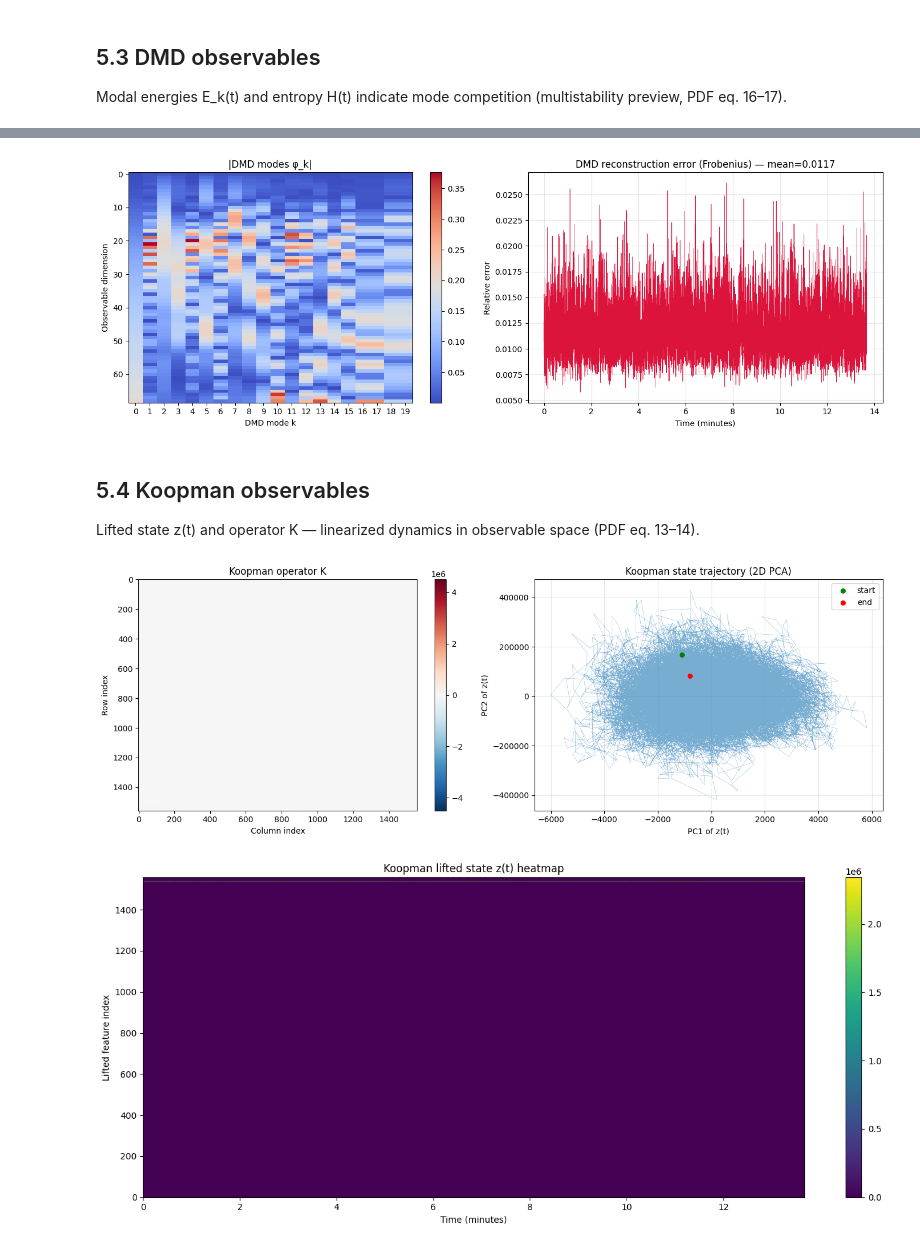
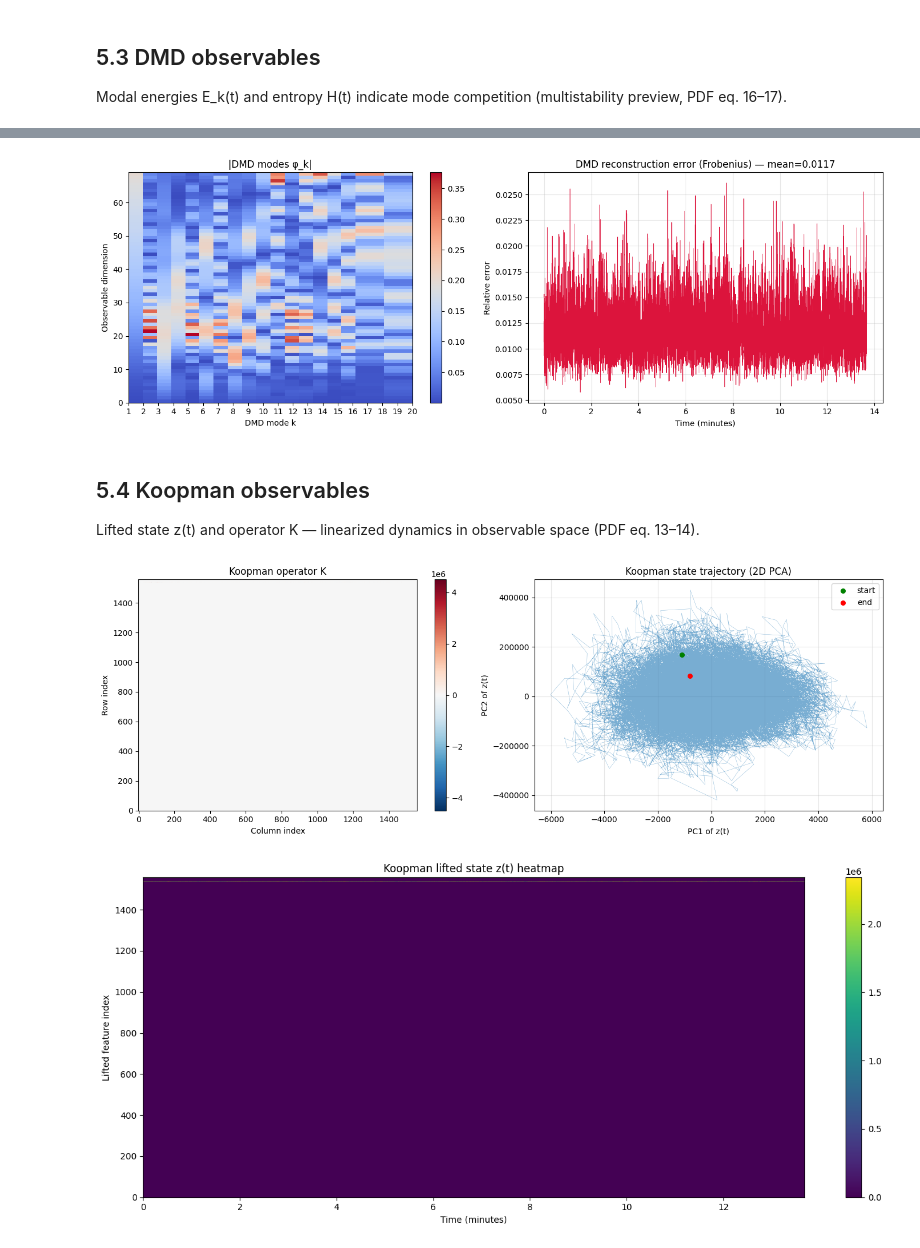
Before and after one commit to josefberman/SpectralSchooling, a Jupyter notebook: analyse_results.ipynb, the cells around one changed output, grey strips where cells are left out. Drawn from its saved outputs; the diff is of its cells as text; code cells hidden in the pictures.

```diff
--- a/analyse_results.ipynb
+++ b/analyse_results.ipynb
@@ -194,33 +242,37 @@ Modal entropy: mean=0.014, std=0.010
 # %%
 # DMD mode matrix and reconstruction quality (PDF eq. 25)
 fig, axes = plt.subplots(1, 2, figsize=(14, 5))
 
 num_modes = dmd.modes.shape[1]
-im = axes[0].imshow(np.abs(dmd.modes), aspect="auto", cmap="coolwarm")
+im = axes[0].imshow(
+    np.abs(dmd.modes),
+    aspect="auto",
+    cmap="coolwarm",
+    origin="lower",
+    extent=[1, num_modes, 0, dmd.modes.shape[0]],
+)
 axes[0].set_xlabel("DMD mode k")
 axes[0].set_ylabel("Observable dimension")
 axes[0].set_title("|DMD modes φ_k|")
 plt.colorbar(im, ax=axes[0])
 
-# Set x-ticks to be integer DMD mode indices
-axes[0].set_xticks(np.arange(num_modes))
-axes[0].set_xticklabels([str(k) for k in range(num_modes)])
+axes[0].set_xticks(np.arange(1, num_modes + 1))
 
 y = graph.spectral_vector
 y_hat = dmd.reconstruction
 valid = np.isfinite(y).all(axis=1) & np.isfinite(y_hat).all(axis=1)
 err = np.linalg.norm(y[valid] - y_hat[valid], axis=1)
 rel_err = err / np.linalg.norm(y[valid], axis=1)
 axes[1].plot(time_s[valid] / 60, rel_err, lw=0.5, color="crimson")
 axes[1].set_xlabel("Time (minutes)")
 axes[1].set_ylabel("Relative error")
 axes[1].set_title(f"DMD reconstruction error (Frobenius) — mean={np.mean(rel_err):.4f}")
 axes[1].grid(alpha=0.3)
 
 plt.tight_layout()
 plt.show()
 # %% [output]
-[figure, old version]
+[figure, new version]
 # %% [markdown]
 ## 5.4 Koopman observables
 
@@ -231,7 +283,7 @@ z = koopman.lifted_state
 
 fig, axes = plt.subplots(1, 2, figsize=(14, 5))
 
-im = axes[0].imshow(K, aspect="auto", cmap="RdBu_r", vmin=-np.nanmax(np.abs(K)), vmax=np.nanmax(np.abs(K)))
+im = axes[0].imshow(K, aspect="auto", cmap="RdBu_r", vmin=-np.nanmax(np.abs(K)), vmax=np.nanmax(np.abs(K)), origin="lower")
 axes[0].set_xlabel("Column index")
 axes[0].set_ylabel("Row index")
 axes[0].set_title("Koopman operator K")
@@ -256,7 +308,7 @@ axes[1].grid(alpha=0.3)
 plt.tight_layout()
 plt.show()
 # %% [output]
-[figure, old version]
+[figure, new version]
 # %%
 idx, z_sub = subsample(z)
 fig, ax = plt.subplots(figsize=(14, 6))
```
Also changed, not shown: parts of 10 cells of this notebook, 12 other files.
